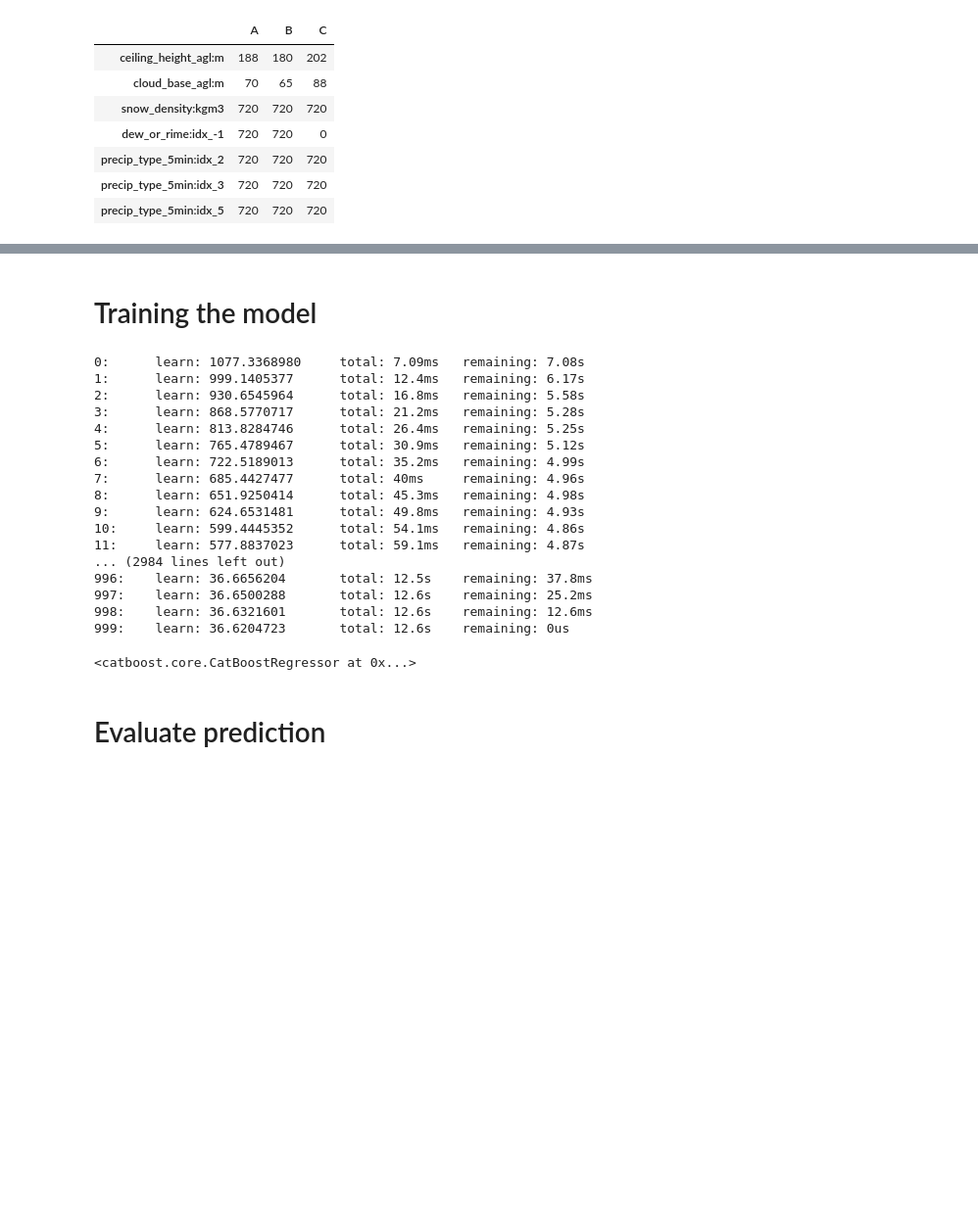
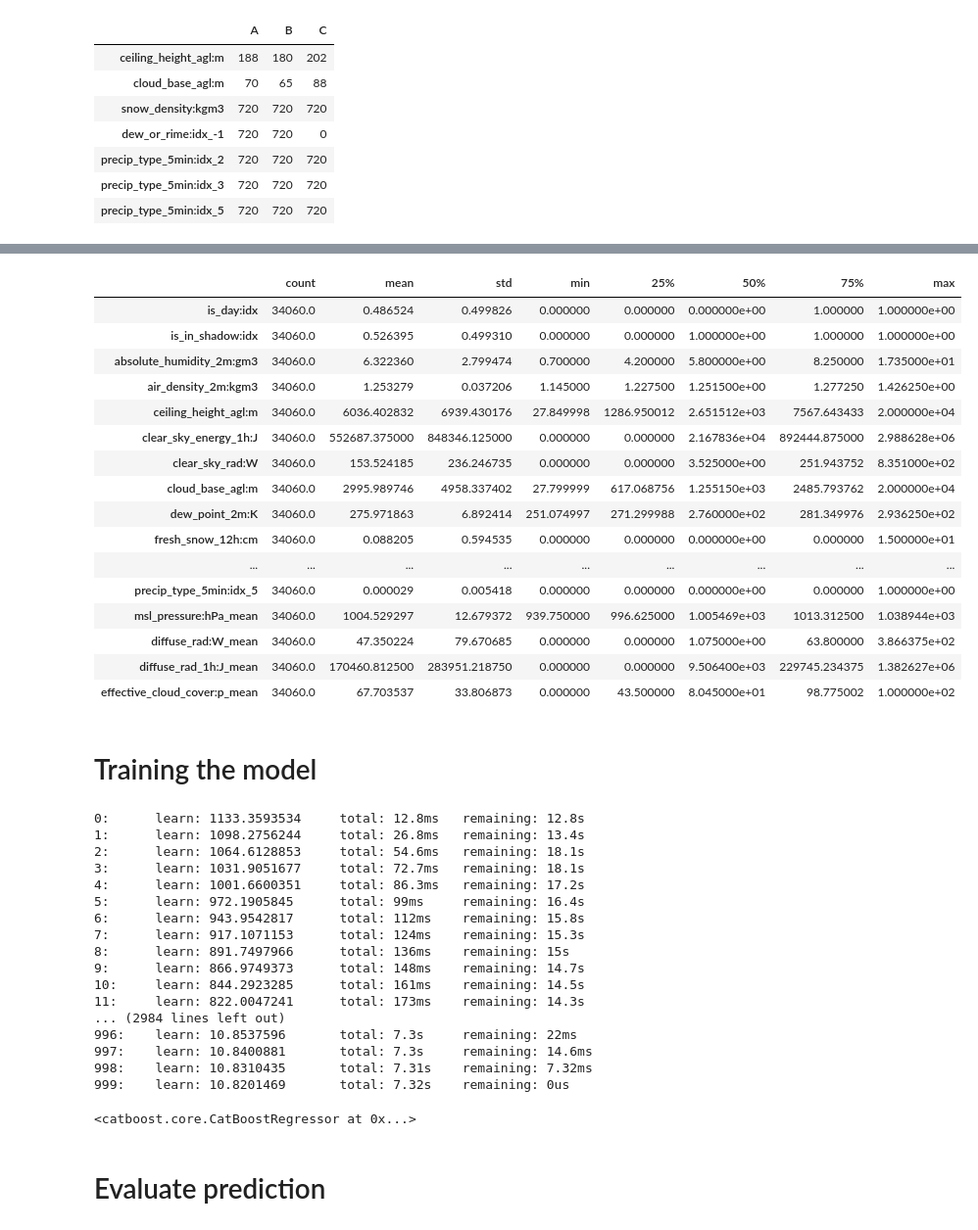
Before and after one commit to olejacobmellgren/solar-panel-energy-ml, a Jupyter notebook: model_notebooks/catboost.ipynb, the cells around one changed output, grey strips where cells are left out. Shown: that part at 98% size. Saved outputs shown, nothing was run; the diff lists cells and outputs as text; code cells hidden in the pictures; blank space fills up the shorter version.

```diff
--- a/model_notebooks/catboost.ipynb
+++ b/model_notebooks/catboost.ipynb
@@ -229,3 +249,49 @@ for i in range(len(X_train)):
+# %%
+
+def combine_features(df, listOfFeaturesToCombine):
+    for features in listOfFeaturesToCombine:
+        new_col_name = features[0] + '_mean'
+        df[new_col_name] = df[features].mean(axis=1)
+        df.drop(columns=features, inplace=True)
+    return df
+
+listOfFeaturesToCombine = [['msl_pressure:hPa', 'pressure_100m:hPa', 'pressure_50m:hPa', 'sfc_pressure:hPa'],
+                            ["diffuse_rad:W", "direct_rad:W"],
+                           ["diffuse_rad_1h:J", "direct_rad_1h:J"],
+                           ['effective_cloud_cover:p', 'effective_cloud_cover:p']
+                    ]
+for i in range(len(X_train)):
+    X_train[i] = combine_features(X_train[i], listOfFeaturesToCombine)
+    X_frames_test[i] = combine_features(X_frames_test[i], listOfFeaturesToCombine)
+X_train[0].describe().transpose()
+
+# top_10_worst_features = ['precip_type_5min:idx_5', 'wind_speed_w_1000hPa:ms', 'dew_or_rime:idx_-1', 'precip_type_5min:idx_2', 'dew_or_rime:idx_1', 'snow_drift:idx', 'dew_or_rime:idx_0', 'prob_rime:p', 'precip_type_5min:idx_3', 'fresh_snow_1h:cm',
+#                          'fresh_snow_3h:cm', 'snow_melt_10min:mm', 'fresh_snow_6h:cm', 'snow_depth:cm', 'precip_type_5min:idx_1',
+#                          'rain_water:kgm2', 'fresh_snow_12h:cm']
+
+# for i in range(len(X_train)):
+#     X_train[i].drop(columns=top_10_worst_features, inplace=True)
+#     X_frames_test[i].drop(columns=top_10_worst_features, inplace=True)
+
+X_train[0].describe().transpose()
+# %% [output]
+|  | count | mean | std | min | 25% | 50% | 75% | max |
+| is_day:idx | 34060.0 | 0.486524 | 0.499826 | 0.000000 | 0.000000 | 0.000000e+00 | 1.000000 | 1.000000e+00 |
+| is_in_shadow:idx | 34060.0 | 0.526395 | 0.499310 | 0.000000 | 0.000000 | 1.000000e+00 | 1.000000 | 1.000000e+00 |
+| absolute_humidity_2m:gm3 | 34060.0 | 6.322360 | 2.799474 | 0.700000 | 4.200000 | 5.800000e+00 | 8.250000 | 1.735000e+01 |
+| air_density_2m:kgm3 | 34060.0 | 1.253279 | 0.037206 | 1.145000 | 1.227500 | 1.251500e+00 | 1.277250 | 1.426250e+00 |
+| ceiling_height_agl:m | 34060.0 | 6036.402832 | 6939.430176 | 27.849998 | 1286.950012 | 2.651512e+03 | 7567.643433 | 2.000000e+04 |
+| clear_sky_energy_1h:J | 34060.0 | 552687.375000 | 848346.125000 | 0.000000 | 0.000000 | 2.167836e+04 | 892444.875000 | 2.988628e+06 |
+| clear_sky_rad:W | 34060.0 | 153.524185 | 236.246735 | 0.000000 | 0.000000 | 3.525000e+00 | 251.943752 | 8.351000e+02 |
+| cloud_base_agl:m | 34060.0 | 2995.989746 | 4958.337402 | 27.799999 | 617.068756 | 1.255150e+03 | 2485.793762 | 2.000000e+04 |
+| dew_point_2m:K | 34060.0 | 275.971863 | 6.892414 | 251.074997 | 271.299988 | 2.760000e+02 | 281.349976 | 2.936250e+02 |
+| fresh_snow_12h:cm | 34060.0 | 0.088205 | 0.594535 | 0.000000 | 0.000000 | 0.000000e+00 | 0.000000 | 1.500000e+01 |
+| ... | ... | ... | ... | ... | ... | ... | ... | ... |
+| precip_type_5min:idx_5 | 34060.0 | 0.000029 | 0.005418 | 0.000000 | 0.000000 | 0.000000e+00 | 0.000000 | 1.000000e+00 |
+| msl_pressure:hPa_mean | 34060.0 | 1004.529297 | 12.679372 | 939.750000 | 996.625000 | 1.005469e+03 | 1013.312500 | 1.038944e+03 |
+| diffuse_rad:W_mean | 34060.0 | 47.350224 | 79.670685 | 0.000000 | 0.000000 | 1.075000e+00 | 63.800000 | 3.866375e+02 |
+| diffuse_rad_1h:J_mean | 34060.0 | 170460.812500 | 283951.218750 | 0.000000 | 0.000000 | 9.506400e+03 | 229745.234375 | 1.382627e+06 |
+| effective_cloud_cover:p_mean | 34060.0 | 67.703537 | 33.806873 | 0.000000 | 43.500000 | 8.045000e+01 | 98.775002 | 1.000000e+02 |
 # %%
 # Split the data into training and validation sets
 
@@ -257,23 +323,23 @@ model_a.fit(x_train_a, y_train_a)
 model_b.fit(x_train_b, y_train_b)
 model_c.fit(x_train_c, y_train_c)
 # %% [output]
-0:      learn: 1077.3368980     total: 7.09ms   remaining: 7.08s
-1:      learn: 999.1405377      total: 12.4ms   remaining: 6.17s
-2:      learn: 930.6545964      total: 16.8ms   remaining: 5.58s
-3:      learn: 868.5770717      total: 21.2ms   remaining: 5.28s
-4:      learn: 813.8284746      total: 26.4ms   remaining: 5.25s
-5:      learn: 765.4789467      total: 30.9ms   remaining: 5.12s
-6:      learn: 722.5189013      total: 35.2ms   remaining: 4.99s
-7:      learn: 685.4427477      total: 40ms     remaining: 4.96s
-8:      learn: 651.9250414      total: 45.3ms   remaining: 4.98s
-9:      learn: 624.6531481      total: 49.8ms   remaining: 4.93s
-10:     learn: 599.4445352      total: 54.1ms   remaining: 4.86s
-11:     learn: 577.8837023      total: 59.1ms   remaining: 4.87s
+0:      learn: 1133.3593534     total: 12.8ms   remaining: 12.8s
+1:      learn: 1098.2756244     total: 26.8ms   remaining: 13.4s
+2:      learn: 1064.6128853     total: 54.6ms   remaining: 18.1s
+3:      learn: 1031.9051677     total: 72.7ms   remaining: 18.1s
+4:      learn: 1001.6600351     total: 86.3ms   remaining: 17.2s
+5:      learn: 972.1905845      total: 99ms     remaining: 16.4s
+6:      learn: 943.9542817      total: 112ms    remaining: 15.8s
+7:      learn: 917.1071153      total: 124ms    remaining: 15.3s
+8:      learn: 891.7497966      total: 136ms    remaining: 15s
+9:      learn: 866.9749373      total: 148ms    remaining: 14.7s
+10:     learn: 844.2923285      total: 161ms    remaining: 14.5s
+11:     learn: 822.0047241      total: 173ms    remaining: 14.3s
 ... (2984 lines left out)
-996:    learn: 36.6656204       total: 12.5s    remaining: 37.8ms
-997:    learn: 36.6500288       total: 12.6s    remaining: 25.2ms
-998:    learn: 36.6321601       total: 12.6s    remaining: 12.6ms
-999:    learn: 36.6204723       total: 12.6s    remaining: 0us
+996:    learn: 10.8537596       total: 7.3s     remaining: 22ms
+997:    learn: 10.8400881       total: 7.3s     remaining: 14.6ms
+998:    learn: 10.8310435       total: 7.31s    remaining: 7.32ms
+999:    learn: 10.8201469       total: 7.32s    remaining: 0us
 <catboost.core.CatBoostRegressor at 0x...>
 # %% [markdown]
 # Evaluate prediction
```
Also changed, not shown: parts of 7 cells of this notebook, 5 other files.
